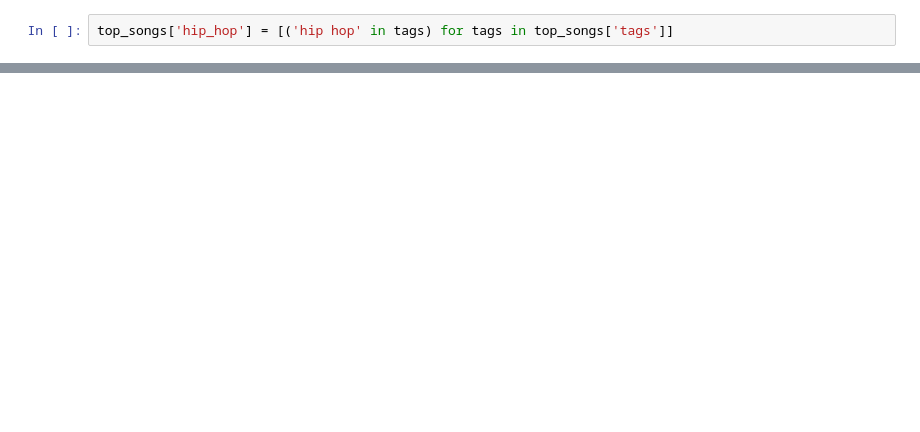
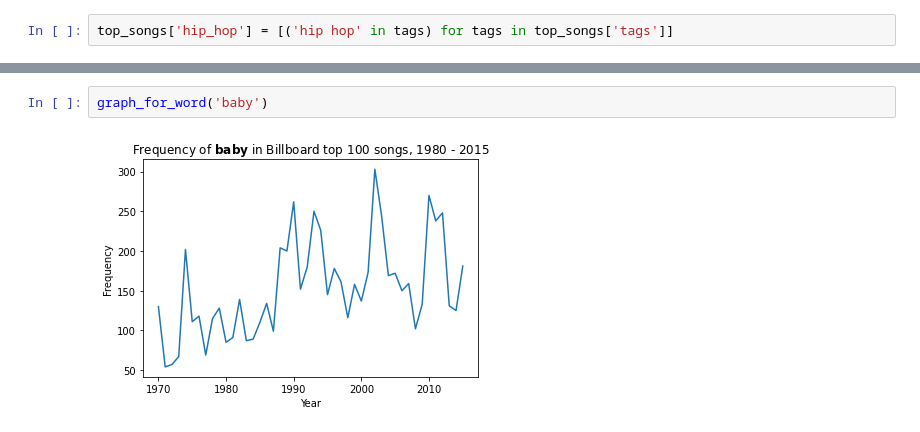
Before and after one commit to opportunity-through-data/activity-modules, a Jupyter notebook: Module 1/Music.ipynb, the cells around one changed output, grey strips where cells are left out. Drawn from its saved outputs; the diff is of its cells as text; blank space fills up the shorter version.

```diff
--- a/Module 1/Music.ipynb
+++ b/Module 1/Music.ipynb
@@ -237,0 +229,4 @@ plt.show()
+# %%
+graph_for_word('baby')
+# %% [output]
+[figure, added]
```
Also changed, not shown: parts of 8 cells of this notebook, 3 other files.
